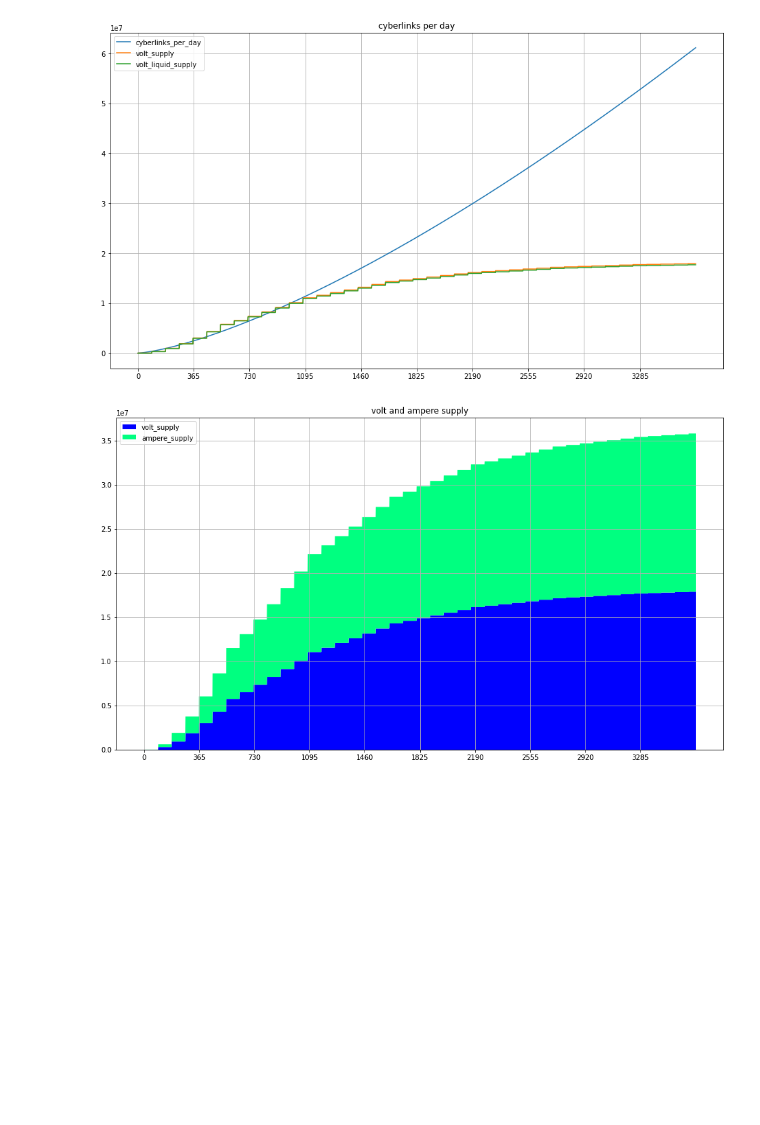
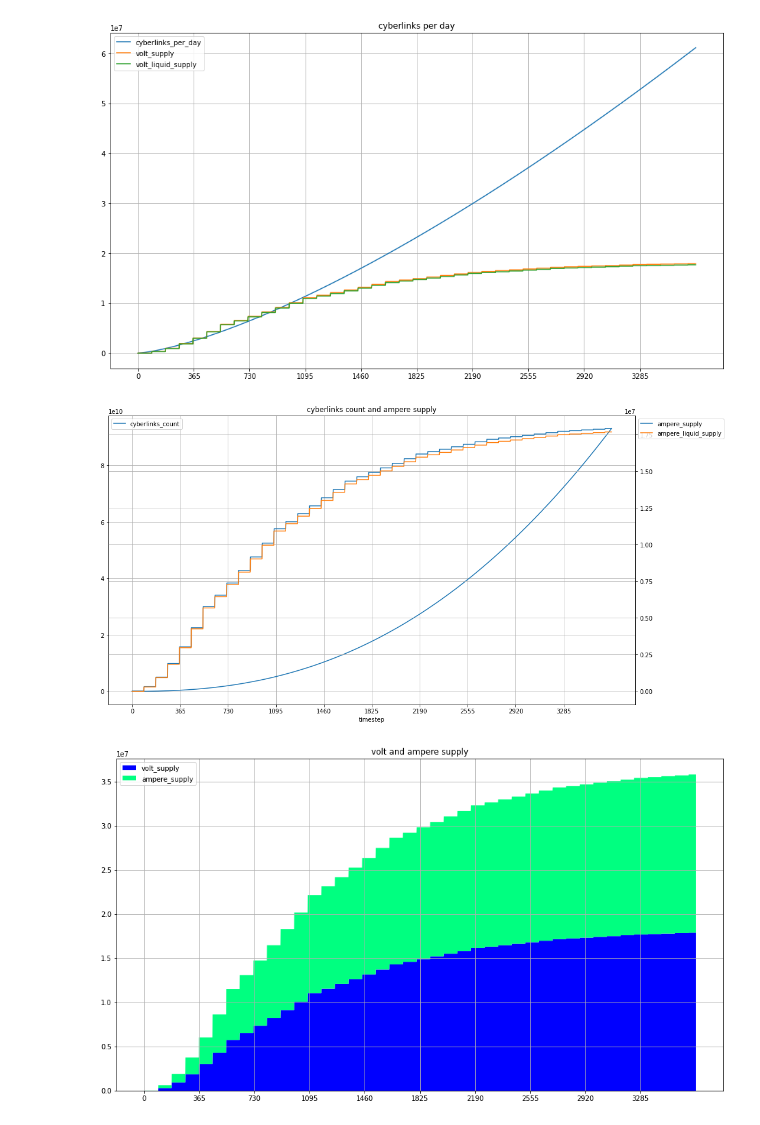
Before and after one commit to cybercongress/cybernomics, a Jupyter notebook: bostrom_simulation/simulation.ipynb, the cells around one changed output. Cells and saved outputs as stored; diff of their text form; code cells hidden in the pictures; blank space fills up the shorter version.

```diff
--- a/bostrom_simulation/simulation.ipynb
+++ b/bostrom_simulation/simulation.ipynb
@@ -131,6 +135,7 @@ exec_context = ExecutionContext()
 
 simulation = Executor(exec_context=exec_context, configs=configs)
 raw_result, tensor_field, sessions = simulation.execute()
+simulation_result_df = pd.DataFrame(raw_result)
 # %% [output]
                   ___________    ____
   ________ __ ___/ / ____/   |  / __ \
@@ -190,3 +183,7 @@ cyberlinks_per_day_plot(plot_df)
 # %% [output]
 [figure]
+# %%
+cyberlinks_count_plot(simulation_result_df)
+# %% [output]
+[figure, added]
 # %%
```
Also changed, not shown: parts of 18 cells of this notebook, 1 other file.
